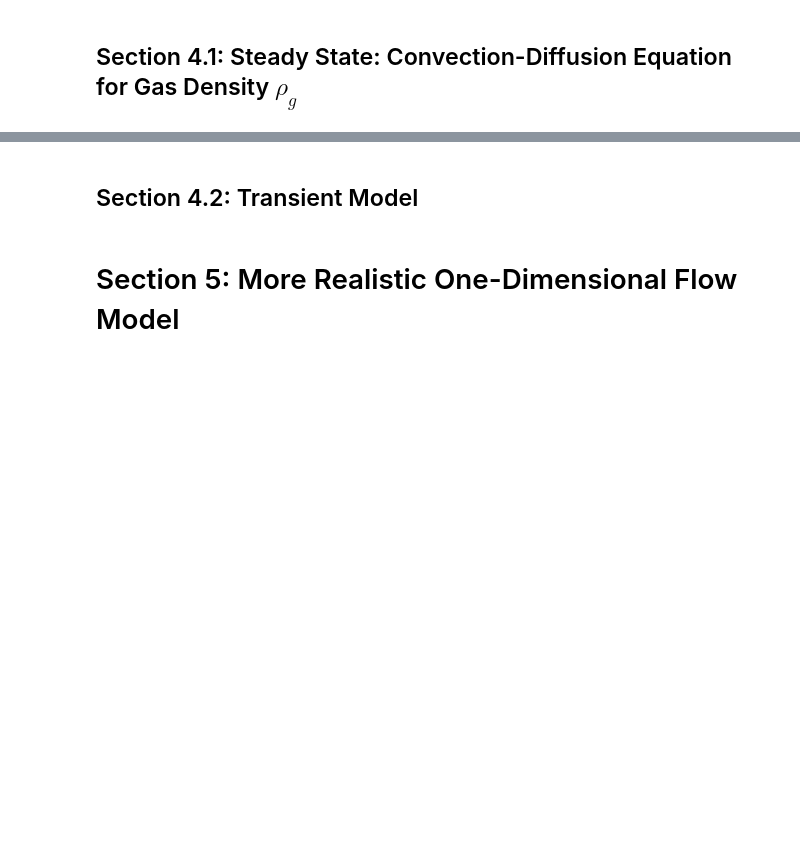
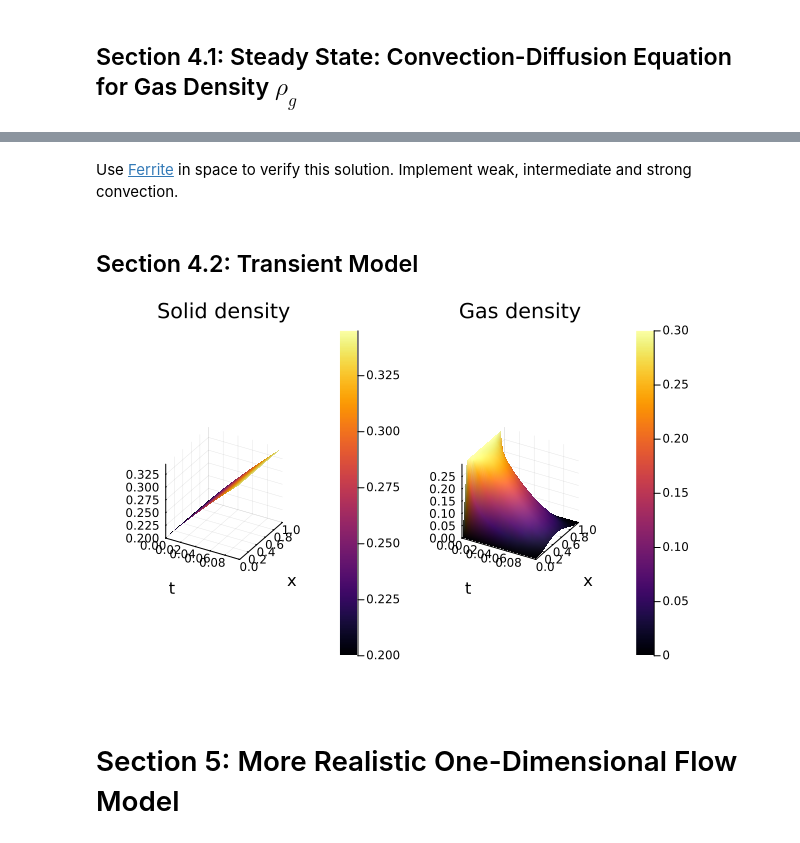
Before and after one commit to AnouchkaDESMETTRE/HydrogenProject, a Jupyter notebook: HydrogenProject.ipynb, the cells around one changed output, grey strips where cells are left out. Saved outputs shown, nothing was run; the diff lists cells and outputs as text; code cells hidden in the pictures; blank space fills up the shorter version.

```diff
--- a/HydrogenProject.ipynb
+++ b/HydrogenProject.ipynb
@@ -799,7 +854,0 @@ sol = solve(bvp, MIRK4(), dt = 0.005);
-# %%
-# plot u(x) and du/dx(x)
-rhog  = [u[1] for u in sol.u]
-drhog = [u[2] for u in sol.u]
-p1 = plot(sol.t, rhog, xlabel="x", ylabel = "rho_g(x)")
-p2 = plot(sol.t, drhog, xlabel="x", ylabel = "drho_g(x)")
-plot(p1,p2,layout=(1,2))
@@ -806,2 +863,4 @@ plot(p1,p2,layout=(1,2))
+# %% [markdown]
+Use [Ferrite](https://ferrite-fem.github.io/Ferrite.jl/stable/) in space to verify this solution. Implement weak, intermediate and strong convection.
 # %% [markdown]
 ## Section 4.2: Transient Model
@@ -814,24 +867,43 @@ C = convectionmat(m);
 # %%
-# ODE model functions
+# Define problem parameters (fix for missing `p`)
+p = []  # If no parameters are needed, set p as an empty array
+
+# Spatial discretization
+N = (10,); Np1 = N[1]+1
+m = fdmmesh(N)
+A = stiffmat(m)
+C = convectionmat(m)
+
+# ODE model function
 function plug_flow_reactor!(du,u,p,t)
     Np1         = length(u) ÷ 2
     rhos        = @view u[1:Np1]
     rhog        = @view u[Np1+1:end]
     mdot        = 1 .- rhos
     epsilon     = 0.5
     du[1:Np1]  .= mdot/(1-epsilon)
-    du[Np1+1:end] .= -A*rhog - mdot/epsilon # .= A*rhog - mdot/epsilon
+    du[Np1+1:end] .= -A*rhog - mdot/epsilon
     du[Np1+1] = 0; du[end] = 0
 end
 
-# set initial conditions
+# Initial conditions
 rhos0 = [.2 for xi in m[1]]
 rhog0 = [.3 for xi in m[1]]; rhog0[1] = 0.; rhog0[end] = 0.;
 u0  = [rhos0; rhog0]
 
-# set time interval
+# Time interval
 tspan = (0.0,0.1)
 
-# define and solve the problem
-prob = ODEProblem(plug_flow_reactor!,u0,tspan,p)
-sol = solve(prob, AutoVern7(Rodas5()), reltol = 1e-8, abstol = 1e-8, save_everystep = true);
+# Define and solve the problem (now with correctly defined p)
+prob = ODEProblem(plug_flow_reactor!, u0, tspan, p)
+sol = solve(prob, AutoVern7(Rodas5()), reltol = 1e-8, abstol = 1e-8, save_everystep = true)
+
+# Post-processing
+rhosmat = reduce(hcat,[uti[1:Np1] for uti in sol.u])
+rhogmat = reduce(hcat,[uti[Np1+1:end] for uti in sol.u])
+
+p1 = surface(sol.t, m[1], rhosmat, xlabel="t", ylabel="x", title="Solid density")
+p2 = surface(sol.t, m[1], rhogmat, xlabel="t", ylabel="x", title="Gas density")
+plot(p1, p2, layout=(1,2))
+# %% [output]
+[figure, added]
```
Also changed, not shown: parts of 9 cells of this notebook.
